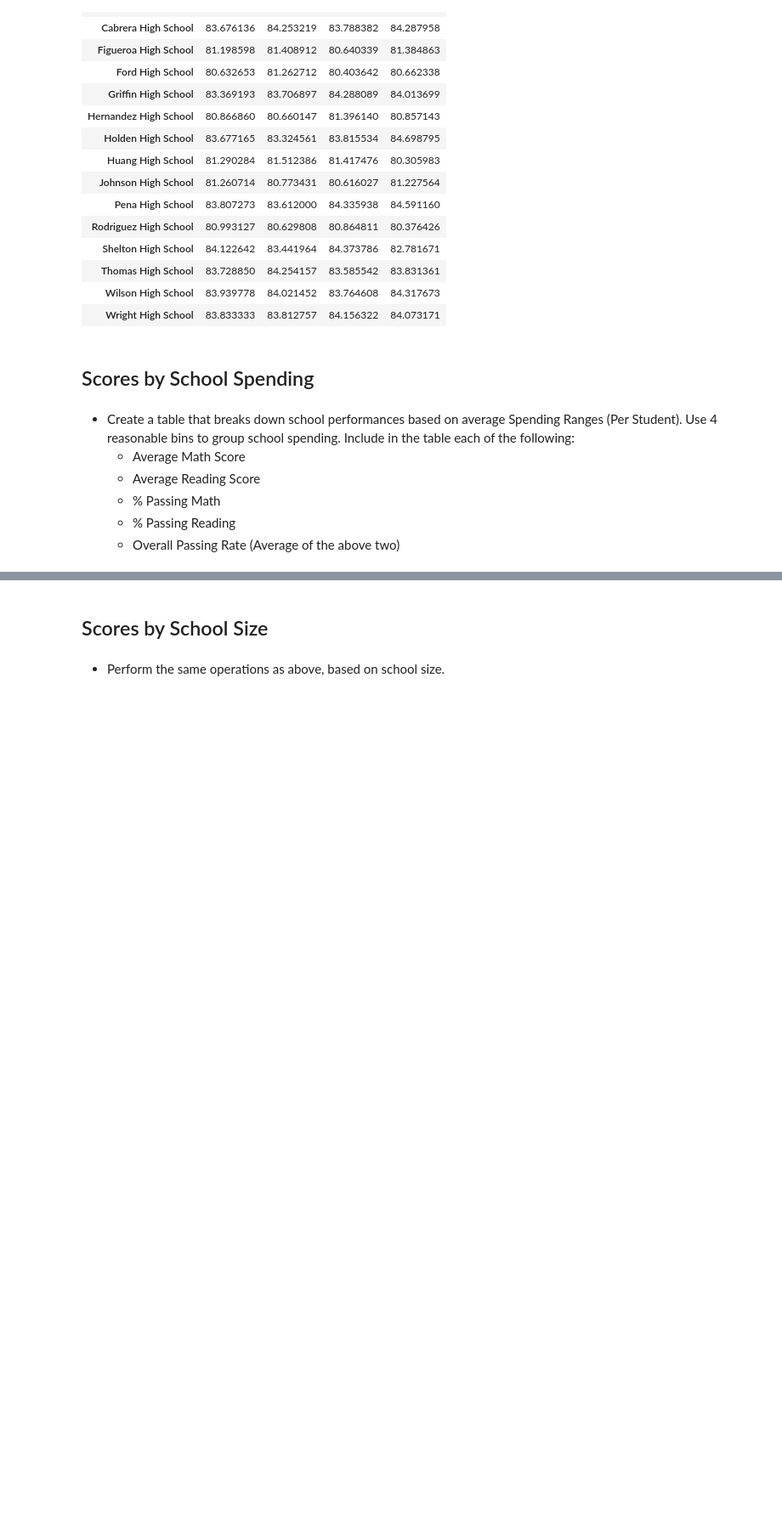
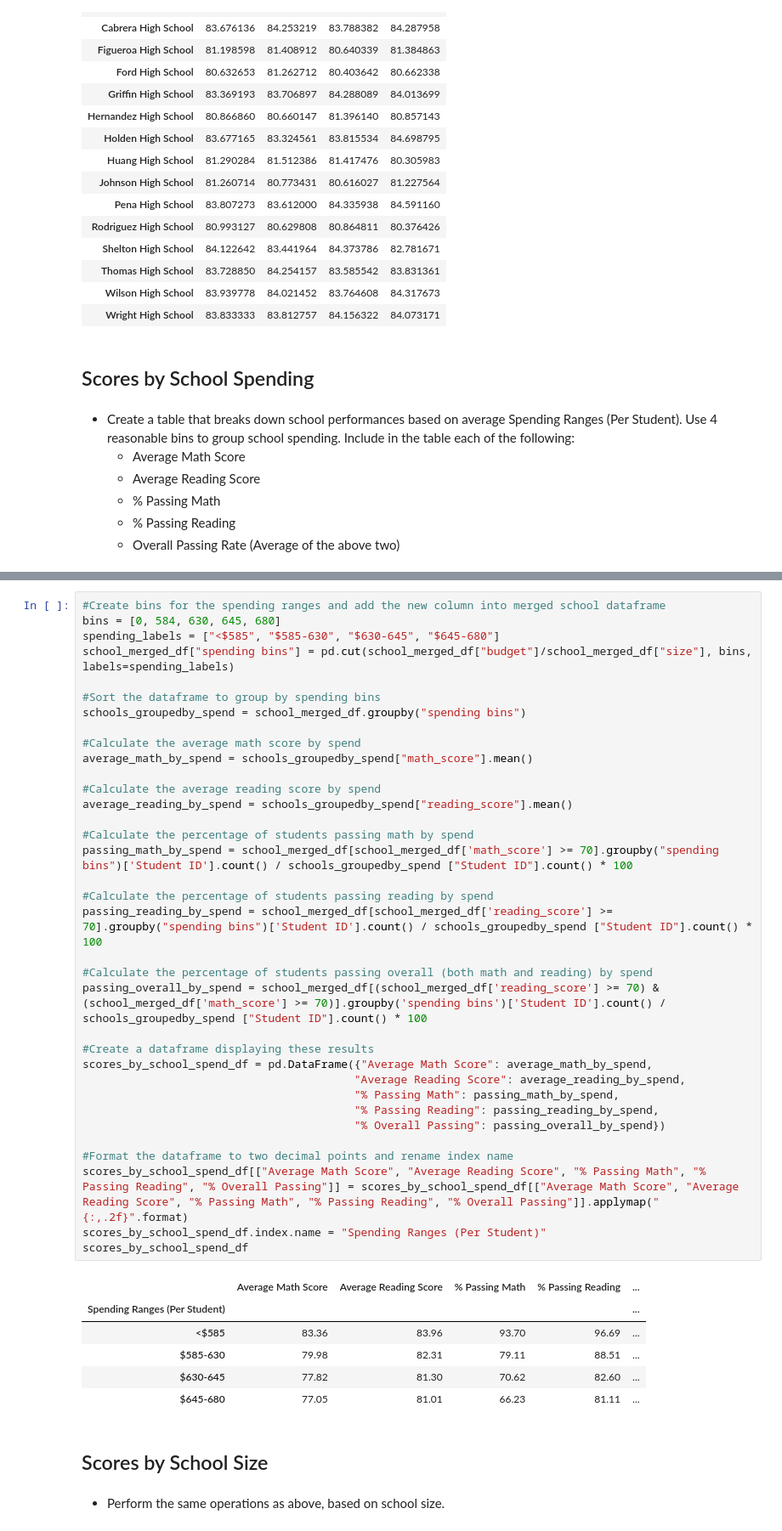
Before and after one commit to RH-cmd/pandas-challenge, a Jupyter notebook: PyCitySchools/PyCitySchools_starter.ipynb, the cells around one changed output, grey strips where cells are left out. Shown: that part at 85% size. Drawn from its saved outputs; the diff is of its cells as text; blank space fills up the shorter version.

Commit message:
Scores by School Spending

```diff
--- a/PyCitySchools/PyCitySchools_starter.ipynb
+++ b/PyCitySchools/PyCitySchools_starter.ipynb
@@ -300,3 +292,45 @@ reading_scores_by_grade_df
+# %%
+#Create bins for the spending ranges and add the new column into merged school dataframe
+bins = [0, 584, 630, 645, 680]
+spending_labels = ["<$585", "$585-630", "$630-645", "$645-680"]
+school_merged_df["spending bins"] = pd.cut(school_merged_df["budget"]/school_merged_df["size"], bins, labels=spending_labels)
+
+#Sort the dataframe to group by spending bins
+schools_groupedby_spend = school_merged_df.groupby("spending bins")
+
+#Calculate the average math score by spend
+average_math_by_spend = schools_groupedby_spend["math_score"].mean()
+
+#Calculate the average reading score by spend
+average_reading_by_spend = schools_groupedby_spend["reading_score"].mean()
+
+#Calculate the percentage of students passing math by spend
+passing_math_by_spend = school_merged_df[school_merged_df['math_score'] >= 70].groupby("spending bins")['Student ID'].count() / schools_groupedby_spend ["Student ID"].count() * 100
+
+#Calculate the percentage of students passing reading by spend
+passing_reading_by_spend = school_merged_df[school_merged_df['reading_score'] >= 70].groupby("spending bins")['Student ID'].count() / schools_groupedby_spend ["Student ID"].count() * 100
+
+#Calculate the percentage of students passing overall (both math and reading) by spend
+passing_overall_by_spend = school_merged_df[(school_merged_df['reading_score'] >= 70) & (school_merged_df['math_score'] >= 70)].groupby('spending bins')['Student ID'].count() / schools_groupedby_spend ["Student ID"].count() * 100
+
+#Create a dataframe displaying these results
+scores_by_school_spend_df = pd.DataFrame({"Average Math Score": average_math_by_spend,
+                                         "Average Reading Score": average_reading_by_spend,
+                                         "% Passing Math": passing_math_by_spend,
+                                         "% Passing Reading": passing_reading_by_spend,
+                                         "% Overall Passing": passing_overall_by_spend})
+
+#Format the dataframe to two decimal points and rename index name
+scores_by_school_spend_df[["Average Math Score", "Average Reading Score", "% Passing Math", "% Passing Reading", "% Overall Passing"]] = scores_by_school_spend_df[["Average Math Score", "Average Reading Score", "% Passing Math", "% Passing Reading", "% Overall Passing"]].applymap("{:,.2f}".format)
+scores_by_school_spend_df.index.name = "Spending Ranges (Per Student)"
+scores_by_school_spend_df
+# %% [output]
+|  | Average Math Score | Average Reading Score | % Passing Math | % Passing Reading | ... |
+| Spending Ranges (Per Student) |  |  |  |  | ... |
+| <$585 | 83.36 | 83.96 | 93.70 | 96.69 | ... |
+| $585-630 | 79.98 | 82.31 | 79.11 | 88.51 | ... |
+| $630-645 | 77.82 | 81.30 | 70.62 | 82.60 | ... |
+| $645-680 | 77.05 | 81.01 | 66.23 | 81.11 | ... |
 # %% [markdown]
 ## Scores by School Size
 # %% [markdown]
```
Also changed, not shown: parts of 1 cell of this notebook.
